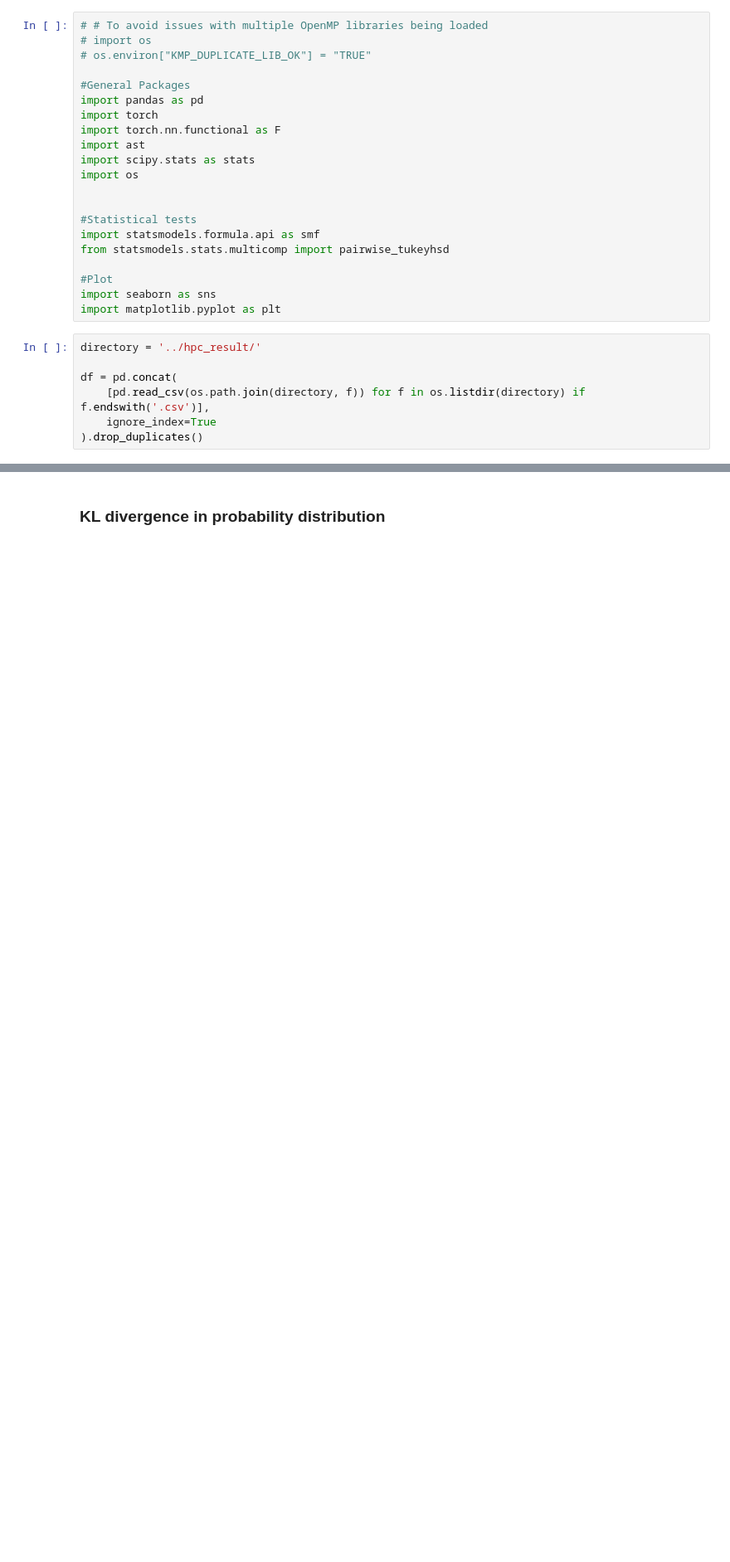
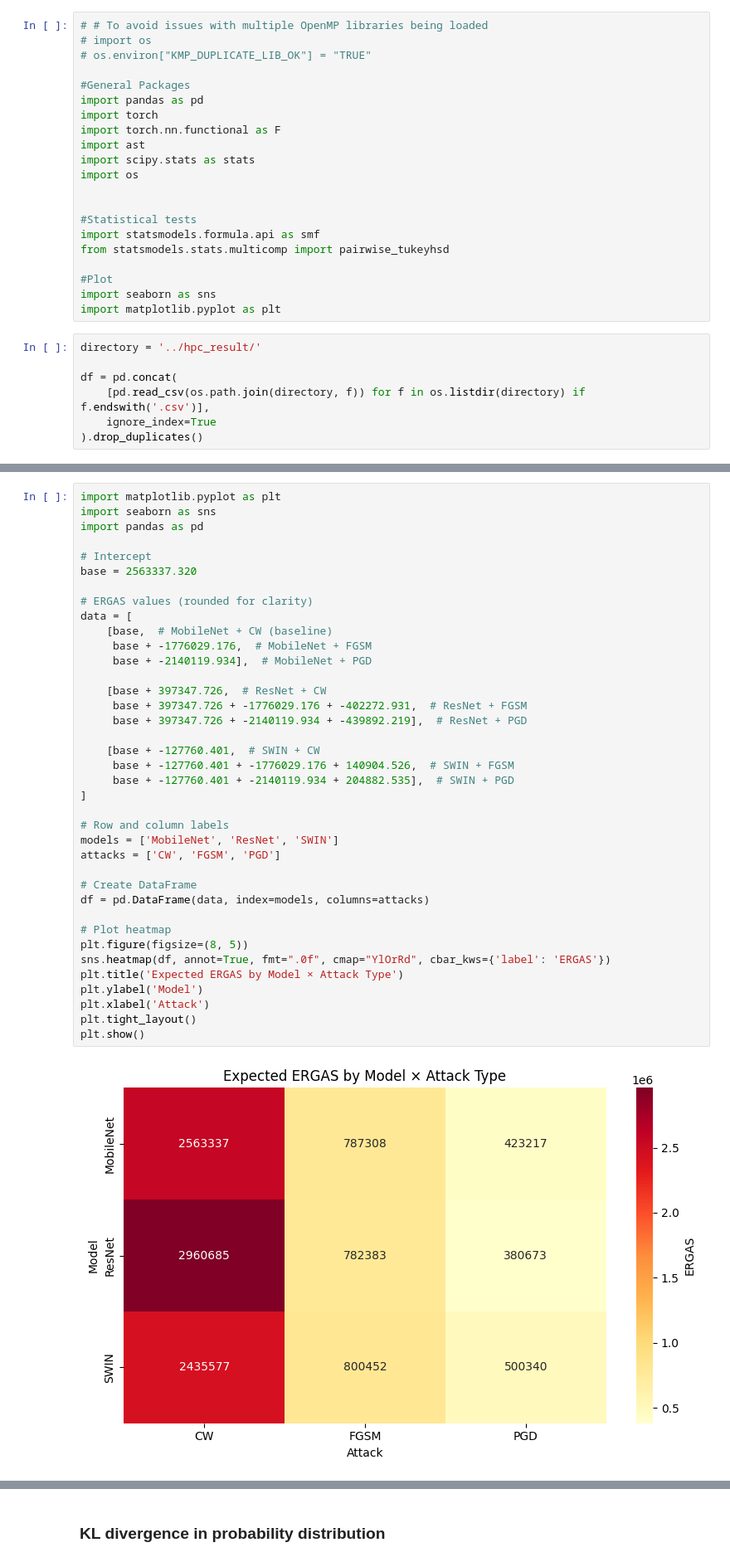
Before and after one commit to murrodroid/AdversarialAttacks, a Jupyter notebook: statistical_tests/stats_tests.ipynb, the cells around one changed output, grey strips where cells are left out. Shown at 83% size. Drawn from its saved outputs; the diff is of its cells as text; blank space fills up the shorter version.

```diff
--- a/statistical_tests/stats_tests.ipynb
+++ b/statistical_tests/stats_tests.ipynb
@@ -64,0 +302,40 @@ plt.show()
+# %%
+import matplotlib.pyplot as plt
+import seaborn as sns
+import pandas as pd
+
+# Intercept
+base = 2563337.320
+
+# ERGAS values (rounded for clarity)
+data = [
+    [base,  # MobileNet + CW (baseline)
+     base + -1776029.176,  # MobileNet + FGSM
+     base + -2140119.934],  # MobileNet + PGD
+
+    [base + 397347.726,  # ResNet + CW
+     base + 397347.726 + -1776029.176 + -402272.931,  # ResNet + FGSM
+     base + 397347.726 + -2140119.934 + -439892.219],  # ResNet + PGD
+
+    [base + -127760.401,  # SWIN + CW
+     base + -127760.401 + -1776029.176 + 140904.526,  # SWIN + FGSM
+     base + -127760.401 + -2140119.934 + 204882.535],  # SWIN + PGD
+]
+
+# Row and column labels
+models = ['MobileNet', 'ResNet', 'SWIN']
+attacks = ['CW', 'FGSM', 'PGD']
+
+# Create DataFrame
+df = pd.DataFrame(data, index=models, columns=attacks)
+
+# Plot heatmap
+plt.figure(figsize=(8, 5))
+sns.heatmap(df, annot=True, fmt=".0f", cmap="YlOrRd", cbar_kws={'label': 'ERGAS'})
+plt.title('Expected ERGAS by Model × Attack Type')
+plt.ylabel('Model')
+plt.xlabel('Attack')
+plt.tight_layout()
+plt.show()
+# %% [output]
+[figure, added]
```
Also changed, not shown: parts of 35 cells of this notebook.
